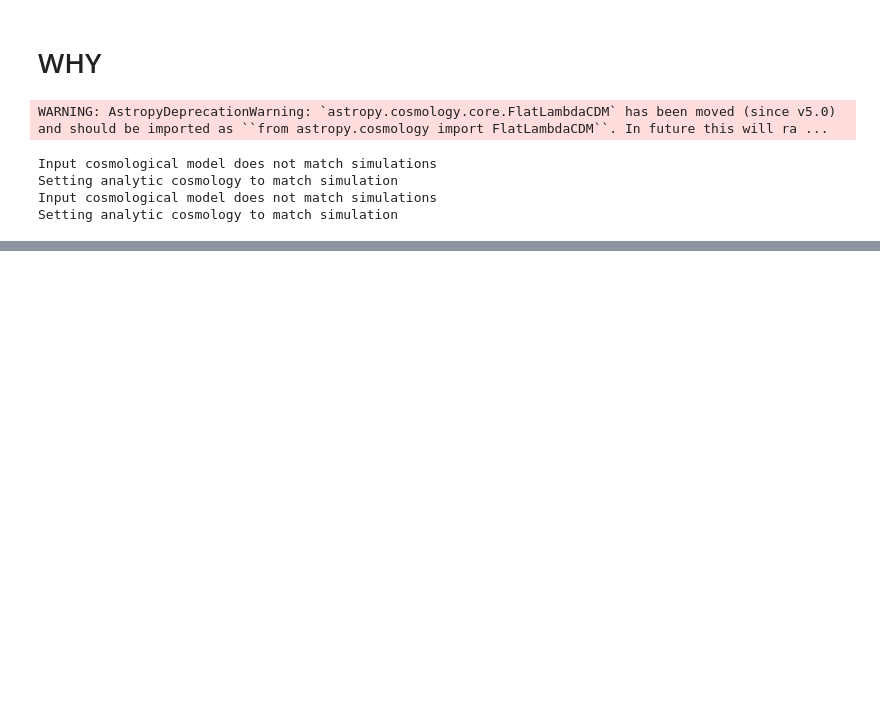
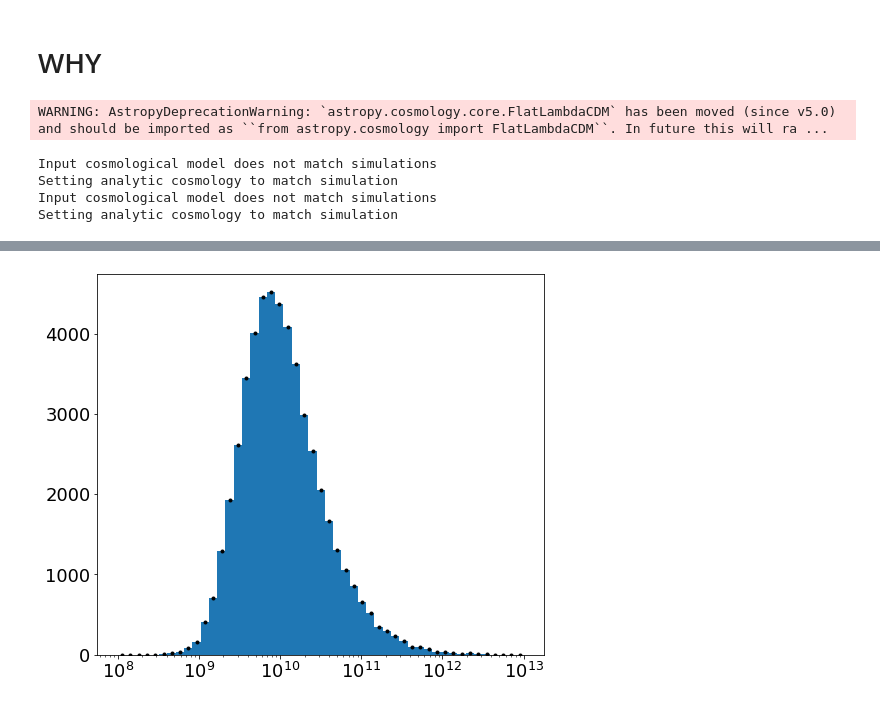
Before and after one commit to PatrickHorlaville/CITA_LIM, a Jupyter notebook: metallicity_clean.ipynb, the cells around one changed output, grey strips where cells are left out. Drawn from its saved outputs; the diff is of its cells as text; code cells hidden in the pictures; blank space fills up the shorter version.

```diff
--- a/metallicity_clean.ipynb
+++ b/metallicity_clean.ipynb
@@ -382,0 +419,2 @@ def reg_ir(ir_bin, vnzn, halos_cii):
+# %%
+z8 = (halo_zs8 > 7.8)
@@ -382,0 +467,9 @@ def reg_ir(ir_bin, vnzn, halos_cii):
+# %%
+ir_binning = np.logspace(8, 13, 50)
+n_ir, _, _= plt.hist(halo_IR[z8], bins = ir_binning)
+
+ir_bin_center = (ir_binning[:-1] + ir_binning[1:]) / 2
+plt.plot(ir_bin_center, n_ir, '.k')
+plt.xscale('log')
+# %% [output]
+[figure, added]
```
Also changed, not shown: parts of 23 cells of this notebook, 2 other files.
